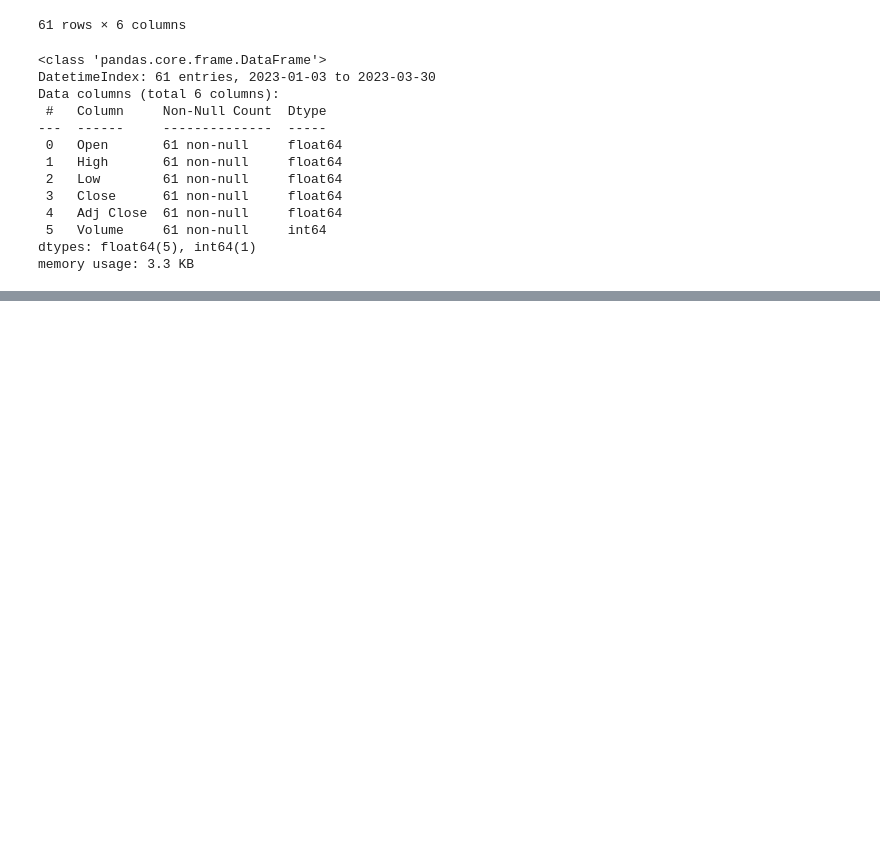
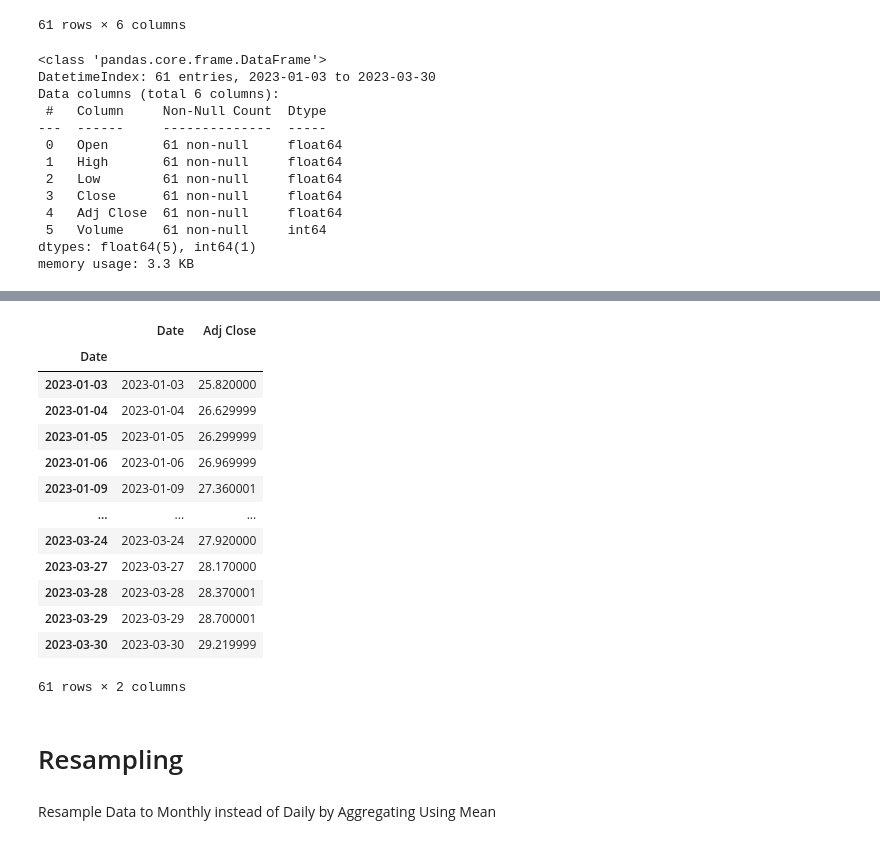
Before and after one commit to baunkofer/times_series_prediction, a Jupyter notebook: Time_Series_Prediction.ipynb, the cells around one changed output, grey strips where cells are left out. Cells and saved outputs as stored; diff of their text form; code cells hidden in the pictures; blank space fills up the shorter version.

```diff
--- a/Time_Series_Prediction.ipynb
+++ b/Time_Series_Prediction.ipynb
@@ -183,0 +222,26 @@ plt.show()
+# %%
+##Data after feature selection
+data_feature_selected = data.drop(axis=1,labels=['Open','High','Low','Close','Volume'])
+# %%
+col_order = ['Date','Adj Close']
+data_feature_selected = data_feature_selected.reindex(columns=col_order)
+data_feature_selected
+# %% [output]
+|  | Date | Adj Close |
+| Date |  |  |
+| 2023-01-03 | 2023-01-03 | 25.820000 |
+| 2023-01-04 | 2023-01-04 | 26.629999 |
+| 2023-01-05 | 2023-01-05 | 26.299999 |
+| 2023-01-06 | 2023-01-06 | 26.969999 |
+| 2023-01-09 | 2023-01-09 | 27.360001 |
+| ... | ... | ... |
+| 2023-03-24 | 2023-03-24 | 27.920000 |
+| 2023-03-27 | 2023-03-27 | 28.170000 |
+| 2023-03-28 | 2023-03-28 | 28.370001 |
+| 2023-03-29 | 2023-03-29 | 28.700001 |
+| 2023-03-30 | 2023-03-30 | 29.219999 |
+61 rows × 2 columns
+# %% [markdown]
+# Resampling
+# %% [markdown]
+Resample Data to Monthly instead of Daily by Aggregating Using Mean
```
Also changed, not shown: parts of 28 cells of this notebook.
